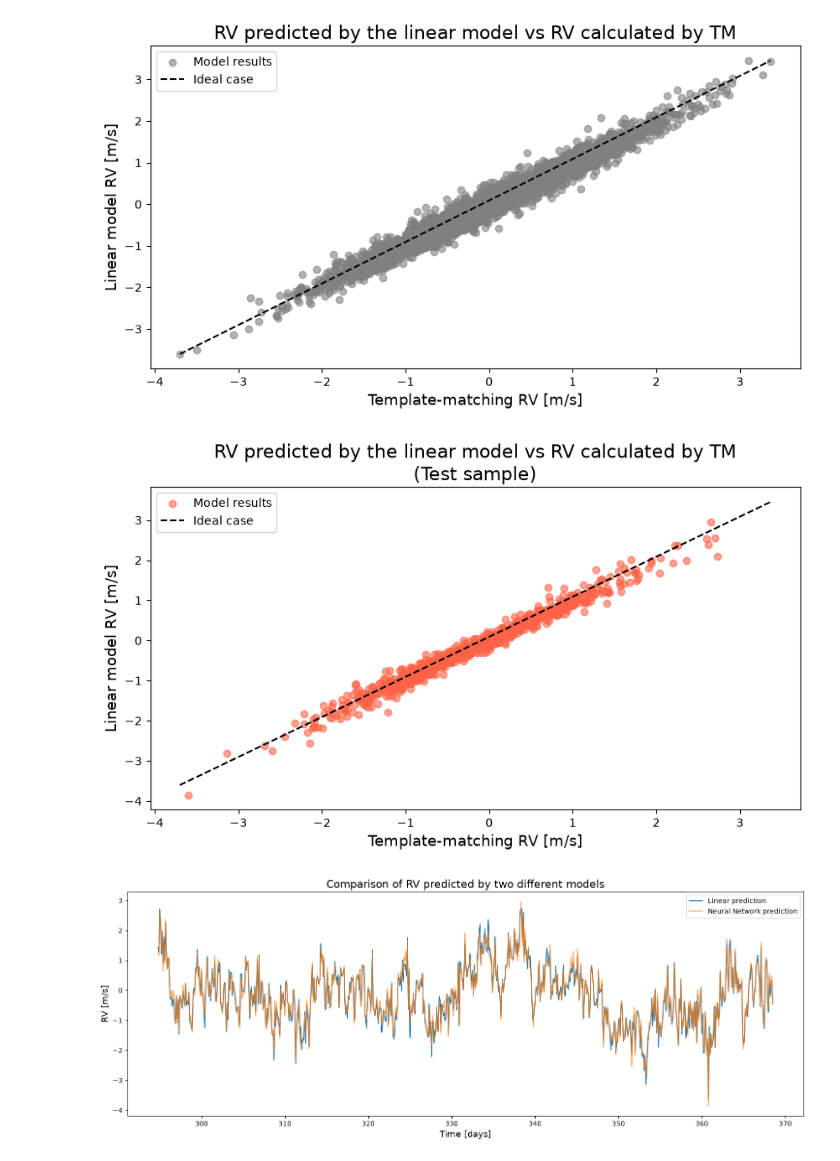
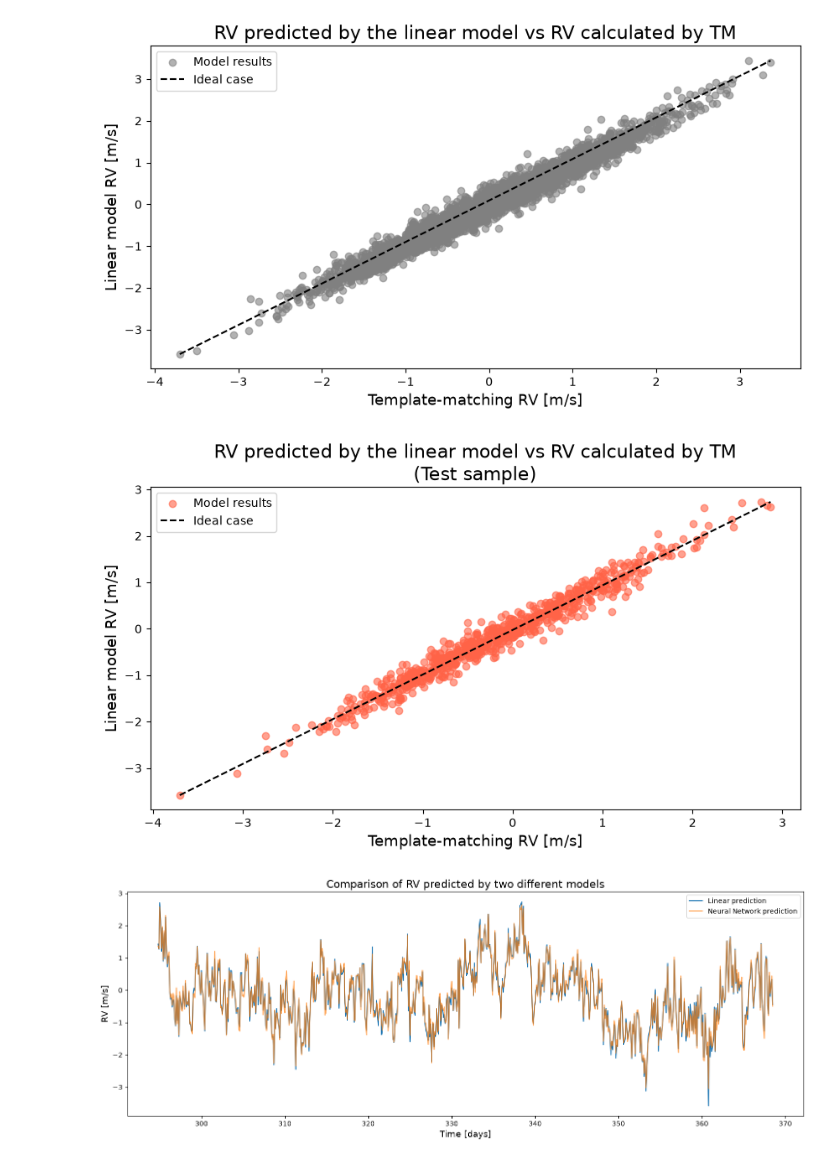
Before and after one commit to Etienne99/LAM_Internship, a Jupyter notebook: scripts_2/neuraln_4.ipynb, the cells around one changed output. Drawn from its saved outputs; the diff is of its cells as text; code cells hidden in the pictures.

Commit message:
NN model comparisons

```diff
--- a/scripts_2/neuraln_4.ipynb
+++ b/scripts_2/neuraln_4.ipynb
@@ -699,14 +700,34 @@ plt.show()
 k = 20  # number of PCs used for the fit
 
 scores_matrix = np.array(X)[:, :k]  # this is I in the fit, a matrix whose columns are the scores of the first k principal components
+
+# separate the scores and RVs into sub samples
+scores_train = np.array(X)[:train_size, :k]
+scores_val   = np.array(X)[train_size:train_size + val_size, :k]
+scores_test  = np.array(X)[train_size + val_size:, :k]
+
 rv = np.squeeze(np.array(y))  # RV data in a 1-d array
+rv_train = rv[:train_size]
+rv_val   = rv[train_size:train_size + val_size]
+rv_test  = rv[train_size + val_size:]
 
-G = np.dot(scores_matrix.T, scores_matrix)
-b = np.dot(scores_matrix.T, rv)
+# training the linear model
+
+G = np.dot(scores_train.T, scores_train)
+b = np.dot(scores_train.T, rv_train)
 alpha = np.linalg.solve(G, b)
 # %%
-y_linear = np.dot(alpha, scores_matrix.T)
-y_test_linear = y_linear[train_size + val_size:]
+# use alpha to predict the RVs
+y_linear       = np.dot(alpha, scores_matrix.T)  # all predictions
+y_train_linear = np.dot(alpha, scores_train.T)   # train predictions
+y_val_linear   = np.dot(alpha, scores_val.T)     # validation predictions
+y_test_linear  = np.dot(alpha, scores_test.T)    # test predictions
+
+# calculate residuals
+diff_all_linear   = rv - y_linear
+diff_train_linear = rv_train - y_train_linear
+diff_val_linear   = rv_val - y_val_linear
+diff_test_linear  = rv_test - y_test_linear
 # %%
 fig, ax = plt.subplots(figsize=(10, 5))
 ax.set_title('RV predicted by the linear model vs RV calculated by TM', size=16)
@@ -723,16 +744,16 @@ plt.show()
 # %%
 fig, ax = plt.subplots(figsize=(10, 5))
 ax.set_title('RV predicted by the linear model vs RV calculated by TM\n(Test sample)', size=16)
 
-ax.scatter(y_test_linear, y_test_pred, color='tomato', alpha=.6, label='Model results')
-ax.plot([min(rv), max(rv)], [min(y_linear), max(y_linear)], linestyle='--', color='k', label='Ideal case')
+ax.scatter(rv_test, y_test_linear, color='tomato', alpha=.6, label='Model results')
+ax.plot([min(rv_test), max(rv_test)], [min(y_test_linear), max(y_test_linear)], linestyle='--', color='k', label='Ideal case')
 ax.set_xlabel('Template-matching RV [m/s]', size=13)
 ax.set_ylabel('Linear model RV [m/s]', size=13)
 ax.legend()
 
 plt.show()
 # %% [output]
-[figure, old version]
+[figure, new version]
 # %%
 times_test = times[train_size + val_size:]
 # %%
@@ -749,6 +770,6 @@ ax.legend()
 
 plt.show()
 # %% [output]
-[figure, old version]
+[figure, new version]
 # %%
 print('---------- Mean difference between True and predicted RVs ----------')
```
Also changed, not shown: parts of 16 cells of this notebook.
